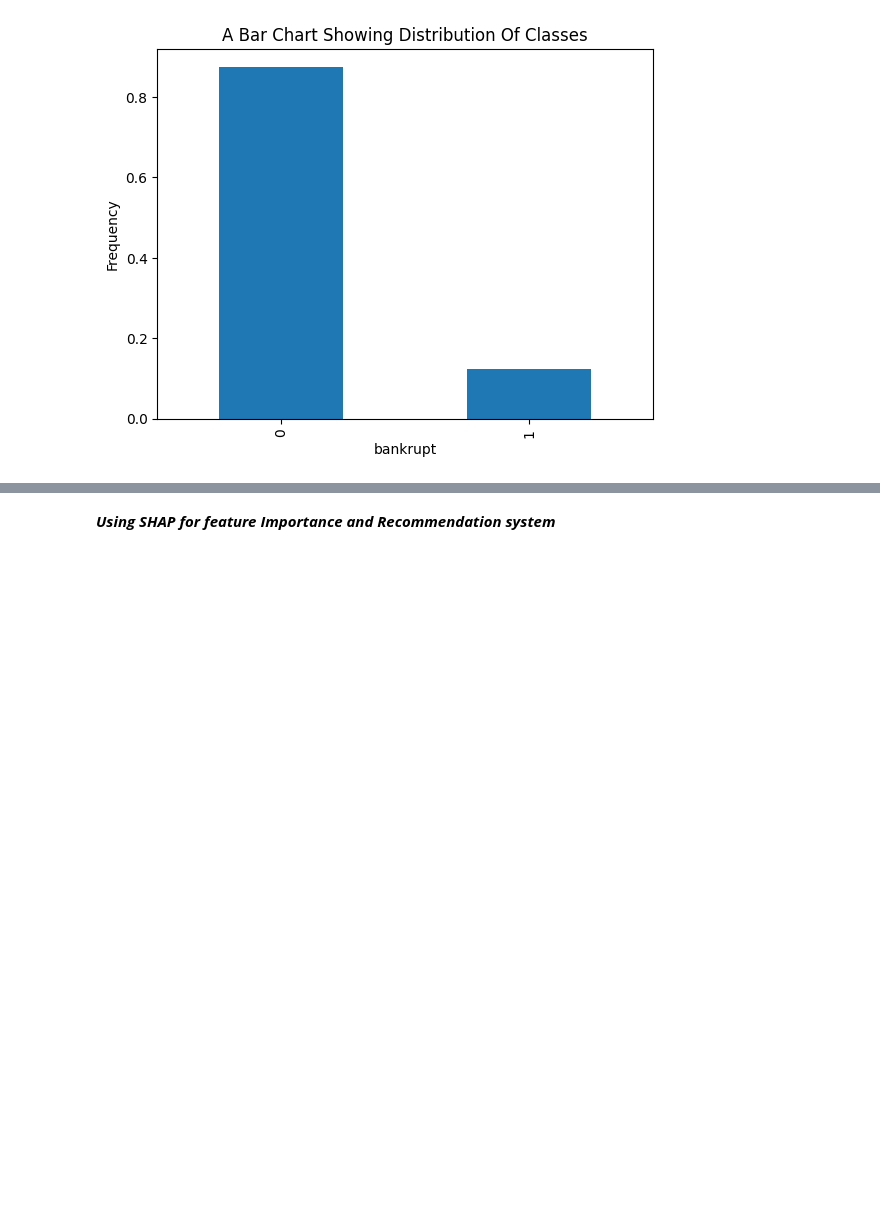
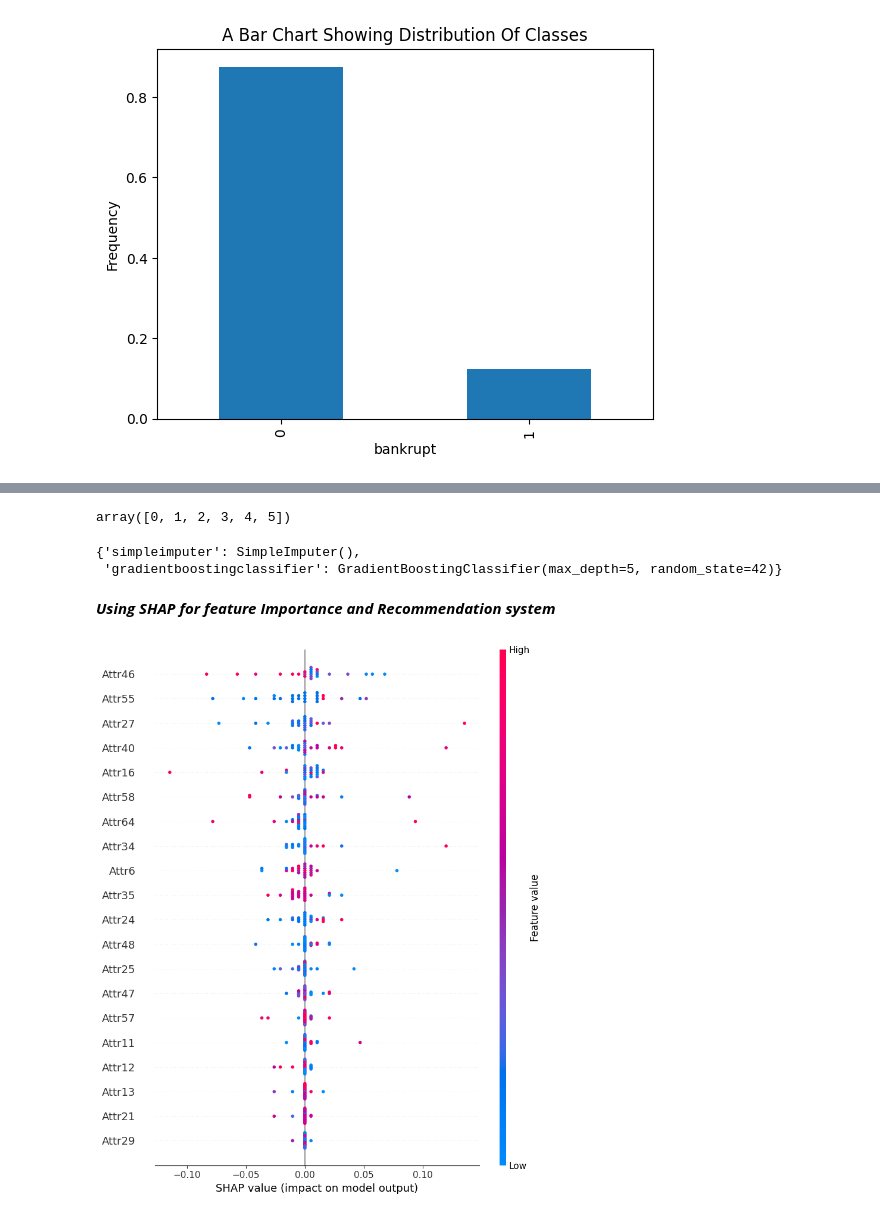
Before and after one commit to kalasamuel/CompanyBankruptcyML, a Jupyter notebook: ug_dataset.ipynb, the cells around one changed output, grey strips where cells are left out. Cells and saved outputs as stored; diff of their text form; code cells hidden in the pictures; blank space fills up the shorter version.

Commit message:
Explainable AI for UG dataset and recomendation system

```diff
--- a/ug_dataset.ipynb
+++ b/ug_dataset.ipynb
@@ -54,5 +58,5 @@ X_ug = X_ug[correct_order]
 y_ug = dfug['bankrupt']
 # %%
 # Loading trained Gradient
-with open("models/model_dt2.pkl", "rb") as f:
+with open("models/model_boost.pkl", "rb") as f:
     model = pickle.load(f)
@@ -67,6 +64,15 @@ array(['Attr48', 'Attr12', 'Attr64', 'Attr6', 'Attr55', 'Attr47',
 predictions= model.predict(X_ug)
 
 probabilities = model.predict_proba(X_ug)
+# %%
+model.classes_
+# %% [output]
+array([0, 1, 2, 3, 4, 5])
+# %%
+model.named_steps
+# %% [output]
+{'simpleimputer': SimpleImputer(),
+ 'gradientboostingclassifier': GradientBoostingClassifier(max_depth=5, random_state=42)}
 # %%
 dfug['Prediction'] = predictions
 
@@ -74,7 +80,14 @@ dfug['Probability'] = probabilities[:,1]
 # %% [markdown]
 ***Using SHAP for feature Importance and Recommendation system***
 # %%
-dfug = pd.read_csv("data/uganda_dataset.csv")
-dfug.head()
-X = dfug.drop(columns=["bankrupt_class","bankrupt_after_years"])
-y = dfug["bankrupt_after_years"]
+model = model.named_steps['gradientboostingclassifier']
+explainer = shap.Explainer(model.predict, X_ug)
+#explainer = shap.TreeExplainer(model)
+shap_values = explainer.shap_values(X_ug)
+# %%
+shap.summary_plot(
+    shap_values,
+    X_ug
+)
+# %% [output]
+[figure, added]
```
Also changed, not shown: parts of 10 cells of this notebook.
